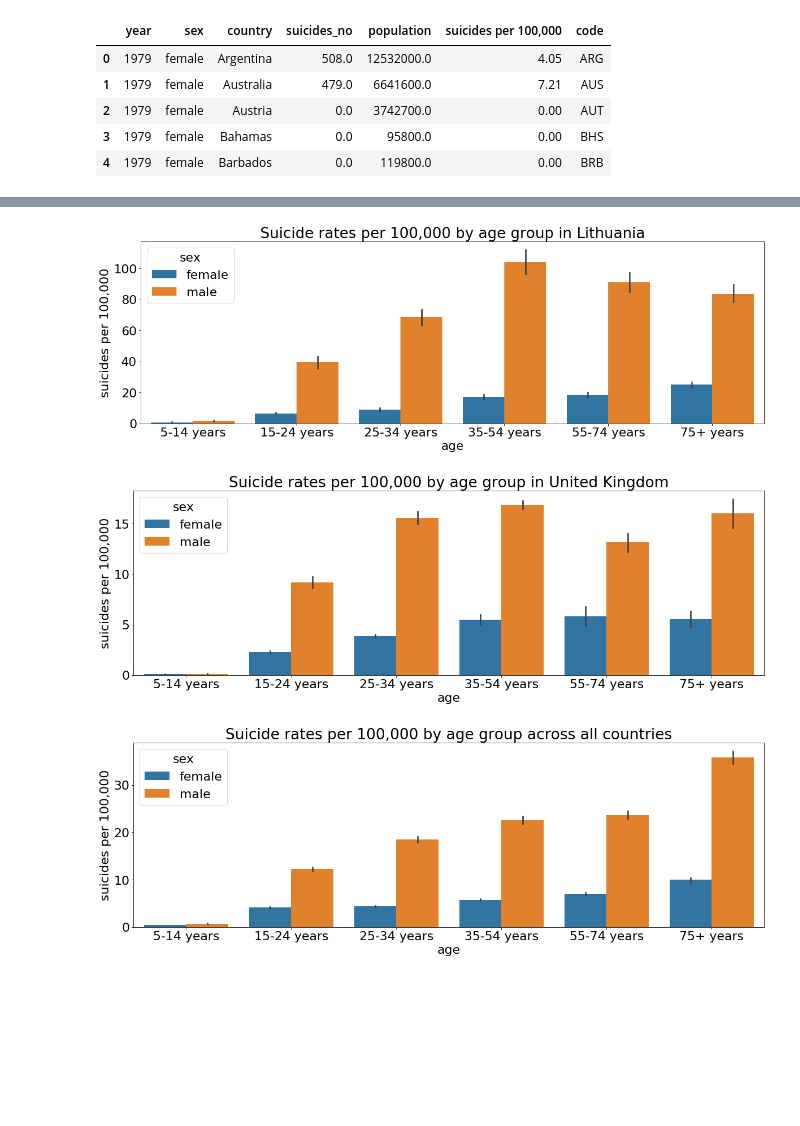
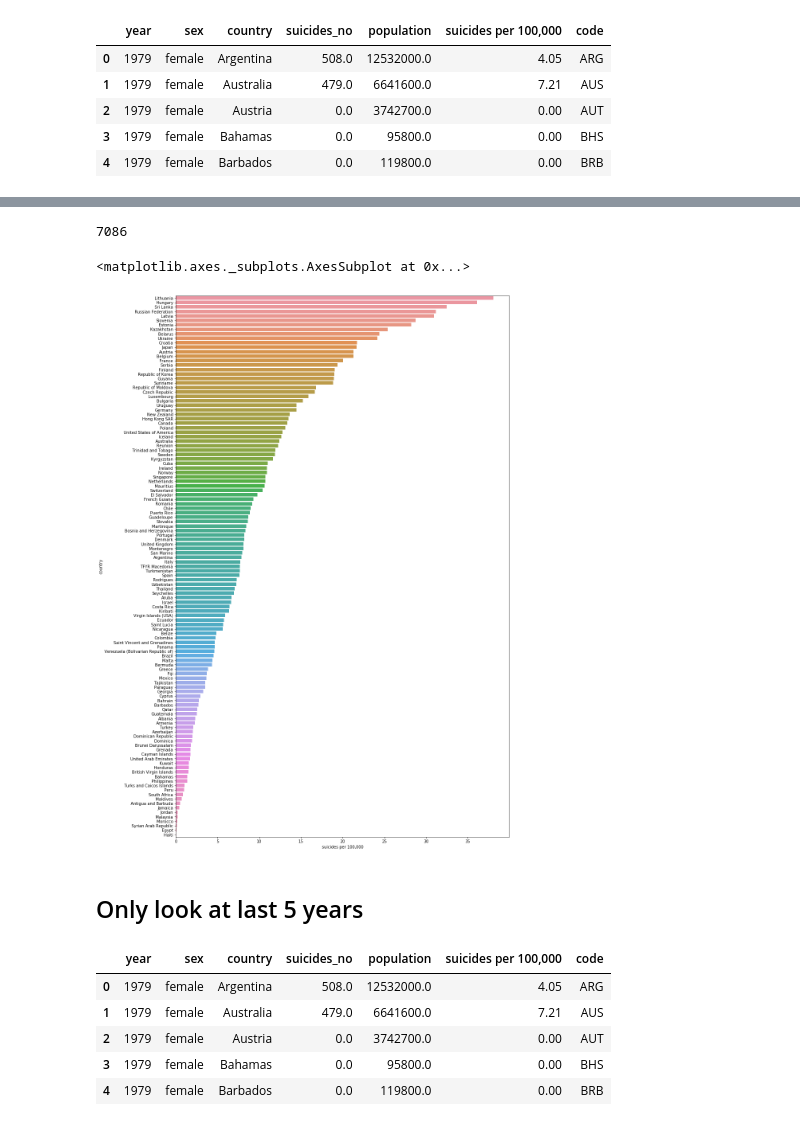
Before and after one commit to Hannemit/data_science_projects, a Jupyter notebook: notebooks/5_more_data_exploration.ipynb, the cells around one changed output, grey strips where cells are left out. Cells and saved outputs as stored; diff of their text form; code cells hidden in the pictures; blank space fills up the shorter version.

Commit message:
Update notebooks, create list of potential features

```diff
--- a/notebooks/5_more_data_exploration.ipynb
+++ b/notebooks/5_more_data_exploration.ipynb
@@ -347,30 +37,39 @@ df_with_age["suicides per 100,000"] = df_with_age["suicides_no"] / df_with_age["
-# %%
-plt.figure(figsize=(20,6))
-sns.barplot(x="age",
-            y="suicides per 100,000",
-            hue="sex",
-            data=df_with_age[df_with_age["country"] == "Lithuania"],
-            order=["5-14 years", "15-24 years", "25-34 years", "35-54 years", "55-74 years", "75+ years"])
-plt.title("Suicide rates per 100,000 by age group in Lithuania");
-# %% [output]
-[figure, removed]
-# %%
-plt.figure(figsize=(20,6))
-sns.barplot(x="age",
-            y="suicides per 100,000",
-            hue="sex",
-            data=df_with_age[df_with_age["country"] == "United Kingdom"],
-            order=["5-14 years", "15-24 years", "25-34 years", "35-54 years", "55-74 years", "75+ years"])
-plt.title("Suicide rates per 100,000 by age group in United Kingdom");
-# %% [output]
-[figure, removed]
-# %%
-plt.figure(figsize=(20,6))
-sns.barplot(x="age",
-            y="suicides per 100,000",
-            hue="sex",
-            data=df_with_age,
-            order=["5-14 years", "15-24 years", "25-34 years", "35-54 years", "55-74 years", "75+ years"])
-plt.title("Suicide rates per 100,000 by age group across all countries");
-# %% [output]
-[figure, removed]
+# %%
+df2 = df.copy()
+print(len(df2))
+# %% [output]
+7086
+# %%
+df2 = df2.dropna(how="any")  # drop all rows with a nan in it
+df2 = df2[df2["population"] != 0]  # drop all zero population rows
+counts = df2.groupby(["country"])['year'].agg(['count'])['count'] / 2
+
+# countries wich have data for fewer than 5 years
+countries_little_data = list(counts[counts < 5].index)
+
+# remove these countries  from our dataframe
+df_filtered = df2[~df2["country"].isin(countries_little_data)]
+
+# get overall rate over all the years
+df_overall = df_filtered.groupby(["country"]).agg(population = pd.NamedAgg(column="population", aggfunc=sum),
+                                             suicides_no = pd.NamedAgg(column="suicides_no", aggfunc=sum),
+                                              code = pd.NamedAgg(column="code", aggfunc=lambda x: x.iloc[0])).reset_index()
+
+df_overall["suicides per 100,000"] = df_overall['suicides_no'] / df_overall['population'] * 100000
+# %%
+plt.figure(figsize=(15,25))
+sns.barplot(x="suicides per 100,000", y="country", orient="h", data=df_overall.sort_values(by="suicides per 100,000", ascending=False))
+# %% [output]
+<matplotlib.axes._subplots.AxesSubplot at 0x...>
+[figure, added]
+# %% [markdown]
+## Only look at last 5 years
+# %%
+df_filtered.head()
+# %% [output]
+|  | year | sex | country | suicides_no | population | suicides per 100,000 | code |
+| 0 | 1979 | female | Argentina | 508.0 | 12532000.0 | 4.05 | ARG |
+| 1 | 1979 | female | Australia | 479.0 | 6641600.0 | 7.21 | AUS |
+| 2 | 1979 | female | Austria | 0.0 | 3742700.0 | 0.00 | AUT |
+| 3 | 1979 | female | Bahamas | 0.0 | 95800.0 | 0.00 | BHS |
+| 4 | 1979 | female | Barbados | 0.0 | 119800.0 | 0.00 | BRB |
```
Also changed, not shown: parts of 49 cells of this notebook.
